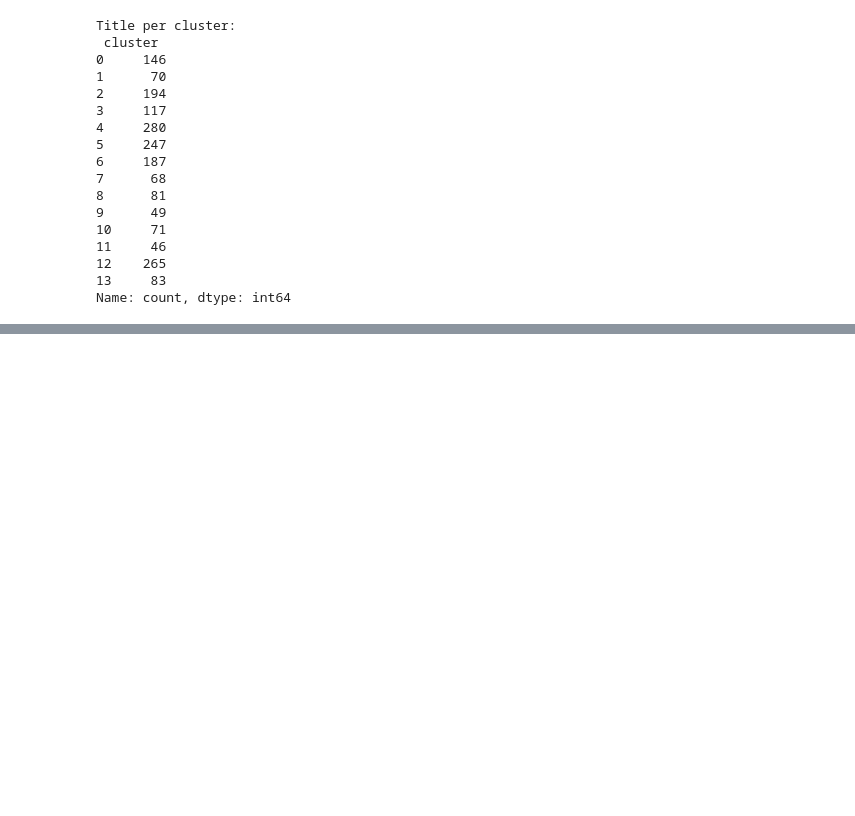
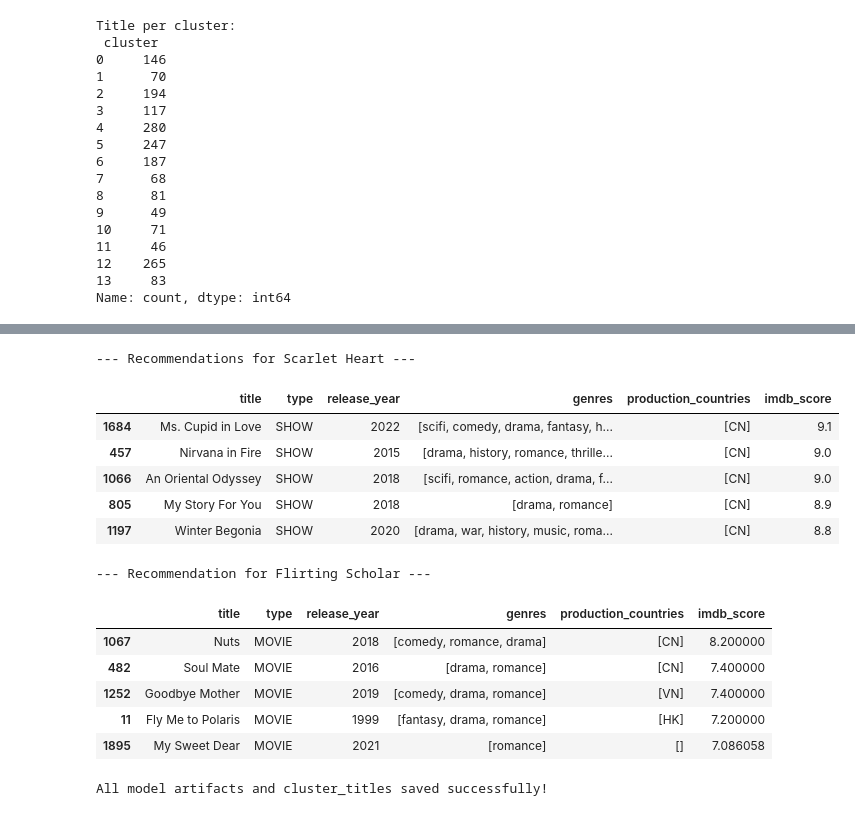
Before and after one commit to snehamayeecoding/RokutenViki_Movies_Dramas_Analysis02, a Jupyter notebook: notebooks/02_recommender_model.ipynb, the cells around one changed output, grey strips where cells are left out. Saved outputs shown, nothing was run; the diff lists cells and outputs as text; code cells hidden in the pictures; blank space fills up the shorter version.

Commit message:
Export trained K-Means artifacts and clustered titles CSV

```diff
--- a/notebooks/02_recommender_model.ipynb
+++ b/notebooks/02_recommender_model.ipynb
@@ -265,3 +272,63 @@ display(df_display[df_display['cluster'] == 9][['title', 'type', 'release_year',
 | 9 | Fight Back to School 2 | MOVIE | 1992 | [comedy, action, crime] | [HK] | 6.6 |
 | 82 | Romantic Warriors | MOVIE | 2003 | [fantasy, horror, comedy, romance... | [KR] | 4.4 |
 | 120 | The Grace Lee Project | MOVIE | 2005 | [documentation] | [US] | 7.4 |
+# %%
+# Defining a recommendation function
+def recommend_titles(title_name, top_n=5):
+    matches = df_display[df_display['title'].str.lower() == title_name.lower()]
+
+    if matches.empty:
+        return f"Title '{title_name}' not found."
+
+    target_cluster = matches['cluster'].iloc[0]
+
+    recs = df_display[
+        (df_display['cluster'] == target_cluster) &
+        (df_display['title'].str.lower() != title_name.lower())
+    ].sort_values(by='imdb_score', ascending=False)
+
+    return recs[['title', 'type', 'release_year', 'genres', 'production_countries', 'imdb_score']].head(top_n)
+
+# Let's test on some of the titles
+print("--- Recommendations for Scarlet Heart ---")
+display(recommend_titles("Scarlet Heart", top_n=5))
+
+print("--- Recommendation for Flirting Scholar ---")
+display(recommend_titles("Flirting Scholar", top_n=5))
+# %% [output]
+--- Recommendations for Scarlet Heart ---
+|  | title | type | release_year | genres | production_countries | imdb_score |
+| 1684 | Ms. Cupid in Love | SHOW | 2022 | [scifi, comedy, drama, fantasy, h... | [CN] | 9.1 |
+| 457 | Nirvana in Fire | SHOW | 2015 | [drama, history, romance, thrille... | [CN] | 9.0 |
+| 1066 | An Oriental Odyssey | SHOW | 2018 | [scifi, romance, action, drama, f... | [CN] | 9.0 |
+| 805 | My Story For You | SHOW | 2018 | [drama, romance] | [CN] | 8.9 |
+| 1197 | Winter Begonia | SHOW | 2020 | [drama, war, history, music, roma... | [CN] | 8.8 |
+--- Recommendation for Flirting Scholar ---
+|  | title | type | release_year | genres | production_countries | imdb_score |
+| 1067 | Nuts | MOVIE | 2018 | [comedy, romance, drama] | [CN] | 8.200000 |
+| 482 | Soul Mate | MOVIE | 2016 | [drama, romance] | [CN] | 7.400000 |
+| 1252 | Goodbye Mother | MOVIE | 2019 | [comedy, drama, romance] | [VN] | 7.400000 |
+| 11 | Fly Me to Polaris | MOVIE | 1999 | [fantasy, drama, romance] | [HK] | 7.200000 |
+| 1895 | My Sweet Dear | MOVIE | 2021 | [romance] | [] | 7.086058 |
+# %%
+# Creating directories and saving all trained objects
+os.makedirs("../models", exist_ok=True)
+
+artifacts = {
+    "kmeans": kmeans_final,
+    "imputer": imputer,
+    "scaler": scaler,
+    "ohe": ohe,
+    "mlb_genres": mlb_genres,
+    "mlb_countries": mlb_countries,
+    "tfidf": tfidf
+}
+joblib.dump(artifacts, "../models/recommender_artifacts.joblib")
+
+# Let's export final display table with cluster assignments for app.py
+df_display.to_pickle("../data/processed/clustered_titles.pkl")
+df_display.to_csv("../data/processed/clustered_titles.csv", index=False)
+
+print("All model artifacts and cluster_titles saved successfully!")
+# %% [output]
+All model artifacts and cluster_titles saved successfully!
```
Also changed, not shown: parts of 2 cells of this notebook, 3 other files.
